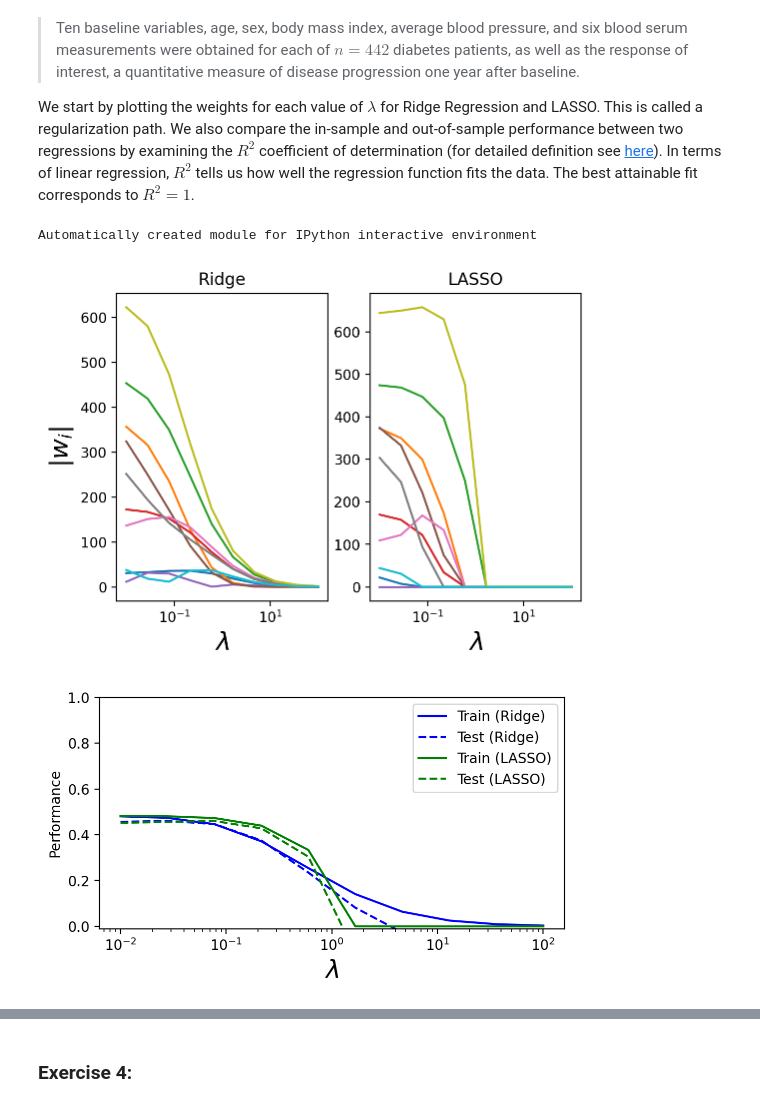
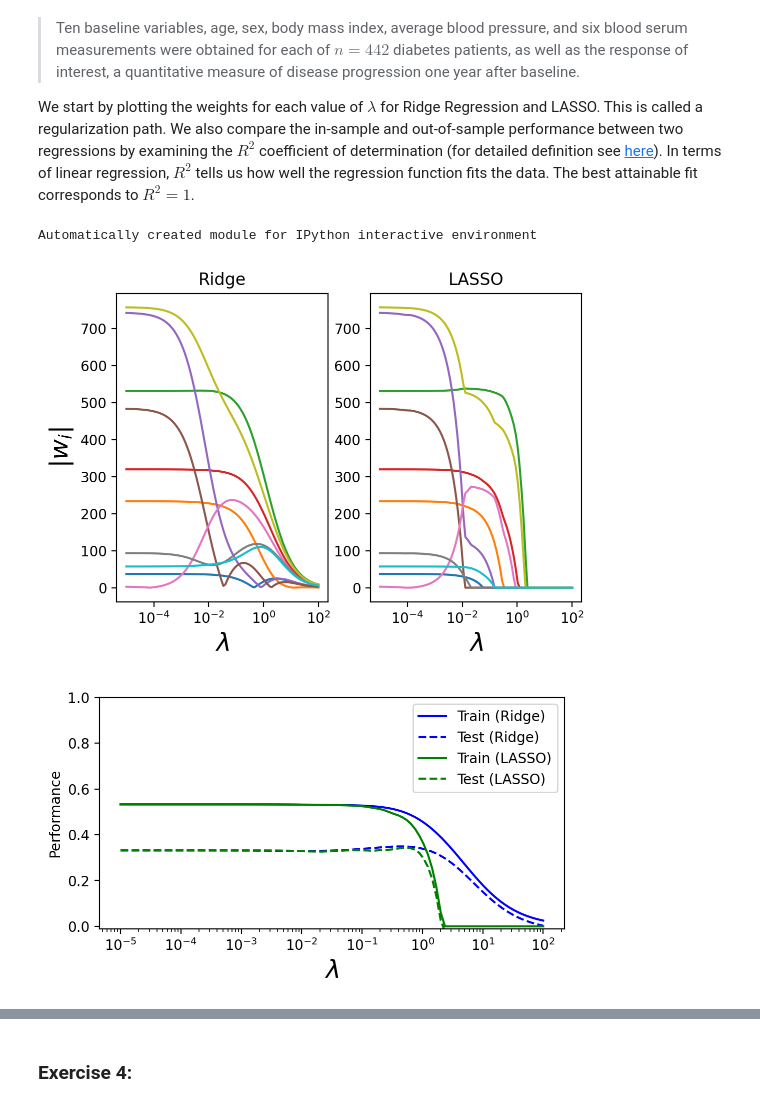
Before and after one commit to williamsaunders/Saunders_PY580, a Jupyter notebook: Jupyter_notebooks/NB3_CVI-linreg_diabetes.ipynb, the cells around one changed output, grey strips where cells are left out. Cells and saved outputs as stored; diff of their text form; code cells hidden in the pictures.

```diff
--- a/Jupyter_notebooks/NB3_CVI-linreg_diabetes.ipynb
+++ b/Jupyter_notebooks/NB3_CVI-linreg_diabetes.ipynb
@@ -196,10 +242,13 @@ from sklearn import datasets, linear_model
 
 # Load Training Data set with 200 examples
 
-number_examples=200
+number_examples=442
 diabetes = datasets.load_diabetes()
 X = diabetes.data[:number_examples]
 y = diabetes.target[:number_examples]
+
+from sklearn.utils import shuffle
+X, y = shuffle(X, y, random_state=4)
 
 # Set up Lasso and Ridge Regression models
 ridge = linear_model.Ridge()
@@ -207,13 +256,13 @@ lasso = linear_model.Lasso()
 
 
 # Chooose paths
-alphas = np.logspace(-2, 2, 10)
+alphas = np.logspace(-5, 2, 100)
 
 # To see how well we learn, we partition the dataset into a training set with 150
 # as well as a test set with 50 examples. We record their errors respectively.
 
-n_samples = 150
-n_samples_train = 100
+#n_samples = 150
+n_samples_train = 400
 X_train, X_test = X[:n_samples_train], X[n_samples_train:]
 y_train, y_test = y[:n_samples_train], y[n_samples_train:]
 train_errors_ridge = list()
@@ -262,32 +311,32 @@ plt.title('Ridge')
 
 plt.subplot(1,2,2)
 plt.semilogx(alphas, np.abs(coefs_lasso))
 axes = plt.gca()
 #ax.set_xscale('log')
 #ax.set_xlim(ax.get_xlim()[::-1])  # reverse axis
 plt.xlabel(r'$\lambda$',fontsize=18)
 #plt.ylabel('$|\mathbf{w}|$',fontsize=18)
 plt.title('LASSO')
 #plt.savefig("LASSO_sparsity_scale.pdf")
 plt.show()
 
 
 
 # Plot our performance on both the training and test data
 plt.figure(figsize=(6, 3))
 plt.semilogx(alphas, train_errors_ridge, 'b',label='Train (Ridge)')
 plt.semilogx(alphas, test_errors_ridge, '--b',label='Test (Ridge)')
 plt.semilogx(alphas, train_errors_lasso, 'g',label='Train (LASSO)')
 plt.semilogx(alphas, test_errors_lasso, '--g',label='Test (LASSO)')
 #plt.vlines(alpha_optim, plt.ylim()[0], np.max(test_errors), color='k',
 #           linewidth=3, label='Optimum on test')
 plt.legend(loc='upper right')
 plt.ylim([-0.01, 1.0])
 plt.xlabel(r'$\lambda$',fontsize=18)
 plt.ylabel('Performance')
 #plt.savefig("Ridge_LASSO_sparsity_performance.pdf")
 plt.show()
 # %% [output]
 Automatically created module for IPython interactive environment
-[figure, old version]
+[figure, new version]
-[figure, old version]
+[figure, new version]
```
Also changed, not shown: parts of 23 cells of this notebook.
